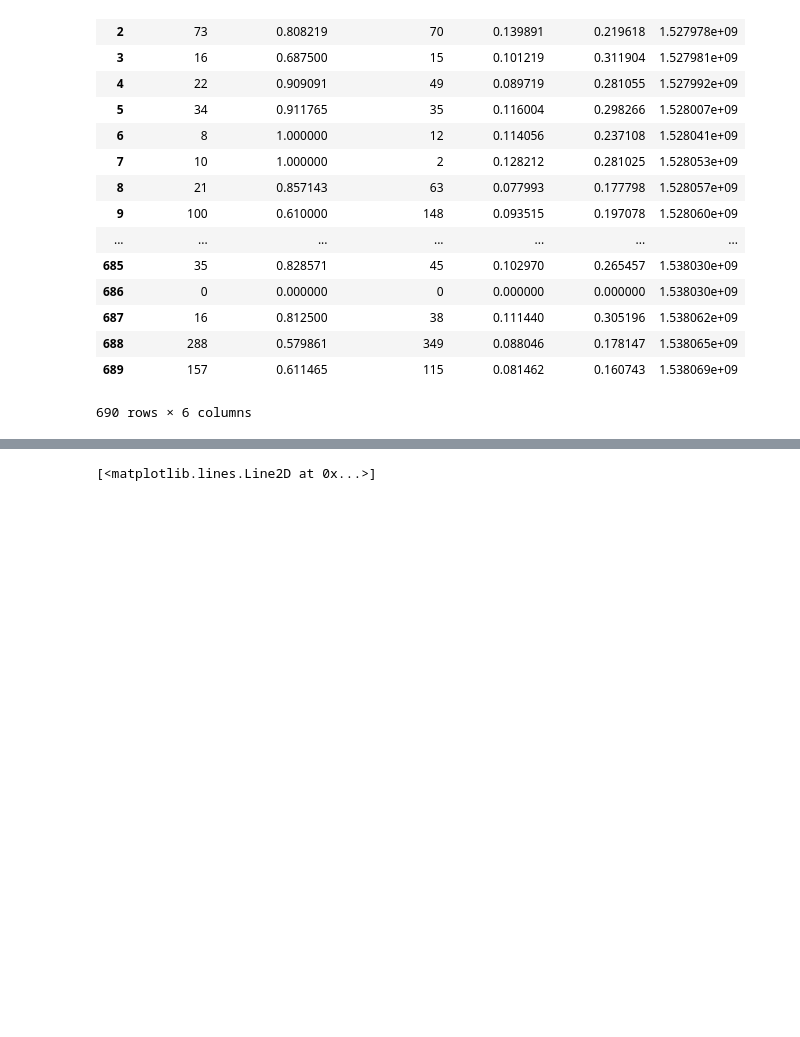
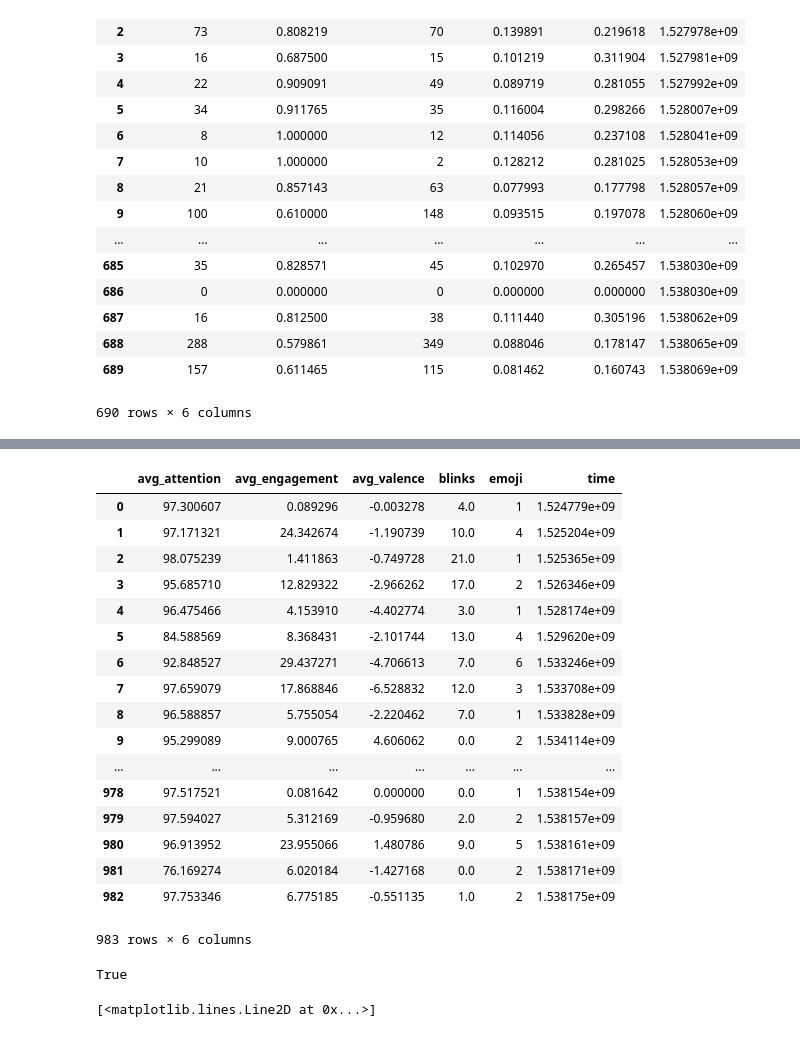
Before and after one commit to xujenna/thesis_explorations, a Jupyter notebook: trackers/_analyses/ensemble_model.ipynb, the cells around one changed output, grey strips where cells are left out. Saved outputs shown, nothing was run; the diff lists cells and outputs as text; code cells hidden in the pictures; blank space fills up the shorter version.

```diff
--- a/trackers/_analyses/ensemble_model.ipynb
+++ b/trackers/_analyses/ensemble_model.ipynb
@@ -150,3 +150,31 @@ affectivaDF
+# %%
+other_affectivaDF = affectivaDF.copy()
+other_affectivaDF
+# %% [output]
+|  | avg_attention | avg_engagement | avg_valence | blinks | emoji | time |
+| 0 | 97.300607 | 0.089296 | -0.003278 | 4.0 | 1 | 1.524779e+09 |
+| 1 | 97.171321 | 24.342674 | -1.190739 | 10.0 | 4 | 1.525204e+09 |
+| 2 | 98.075239 | 1.411863 | -0.749728 | 21.0 | 1 | 1.525365e+09 |
+| 3 | 95.685710 | 12.829322 | -2.966262 | 17.0 | 2 | 1.526346e+09 |
+| 4 | 96.475466 | 4.153910 | -4.402774 | 3.0 | 1 | 1.528174e+09 |
+| 5 | 84.588569 | 8.368431 | -2.101744 | 13.0 | 4 | 1.529620e+09 |
+| 6 | 92.848527 | 29.437271 | -4.706613 | 7.0 | 6 | 1.533246e+09 |
+| 7 | 97.659079 | 17.868846 | -6.528832 | 12.0 | 3 | 1.533708e+09 |
+| 8 | 96.588857 | 5.755054 | -2.220462 | 7.0 | 1 | 1.533828e+09 |
+| 9 | 95.299089 | 9.000765 | 4.606062 | 0.0 | 2 | 1.534114e+09 |
+| ... | ... | ... | ... | ... | ... | ... |
+| 978 | 97.517521 | 0.081642 | 0.000000 | 0.0 | 1 | 1.538154e+09 |
+| 979 | 97.594027 | 5.312169 | -0.959680 | 2.0 | 2 | 1.538157e+09 |
+| 980 | 96.913952 | 23.955066 | 1.480786 | 9.0 | 5 | 1.538161e+09 |
+| 981 | 76.169274 | 6.020184 | -1.427168 | 0.0 | 2 | 1.538171e+09 |
+| 982 | 97.753346 | 6.775185 | -0.551135 | 1.0 | 2 | 1.538175e+09 |
+983 rows × 6 columns
+# %%
+# if(affectivaDF.all() == other_affectivaDF.all()):
+#     print("true")
+affectivaDF.equals(other_affectivaDF)
+# %% [output]
+True
 # %%
 #mood reporter DF
 
```
Also changed, not shown: parts of 1 cell of this notebook, 25 other files.
